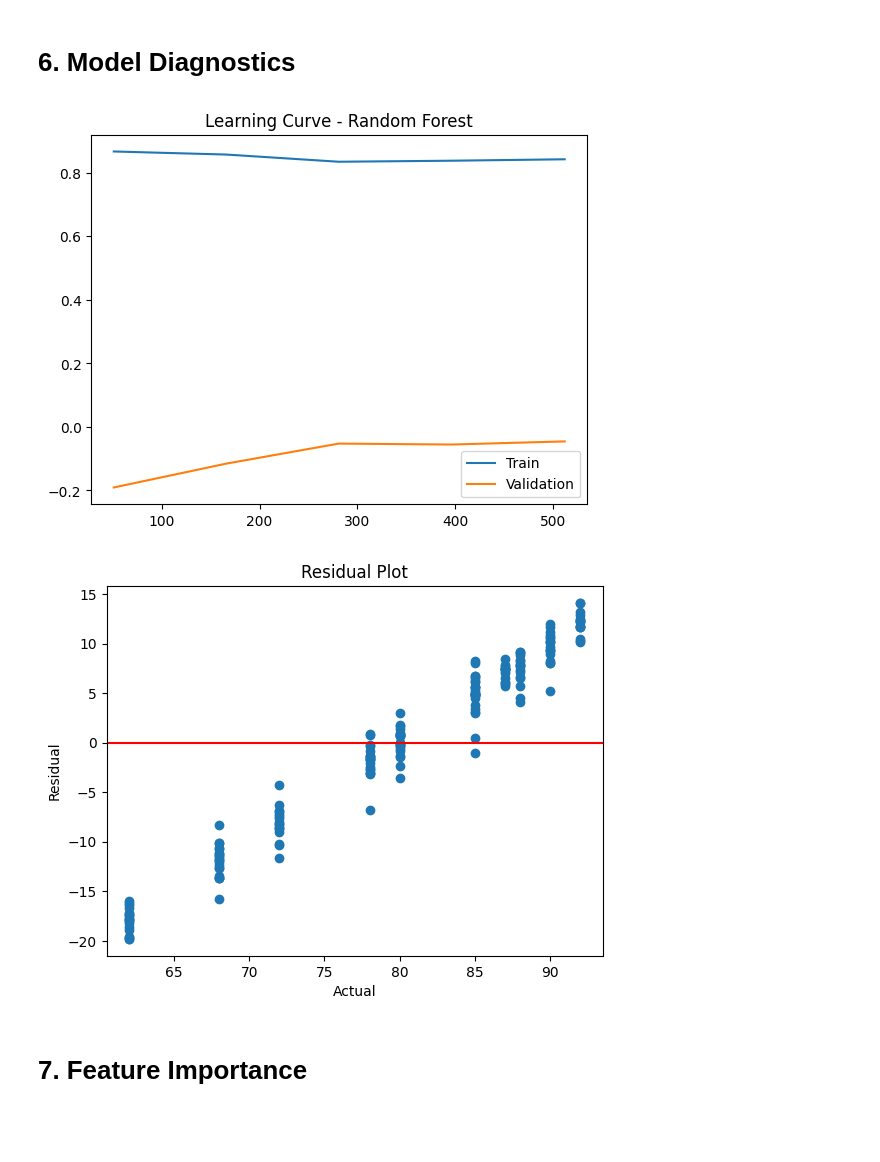
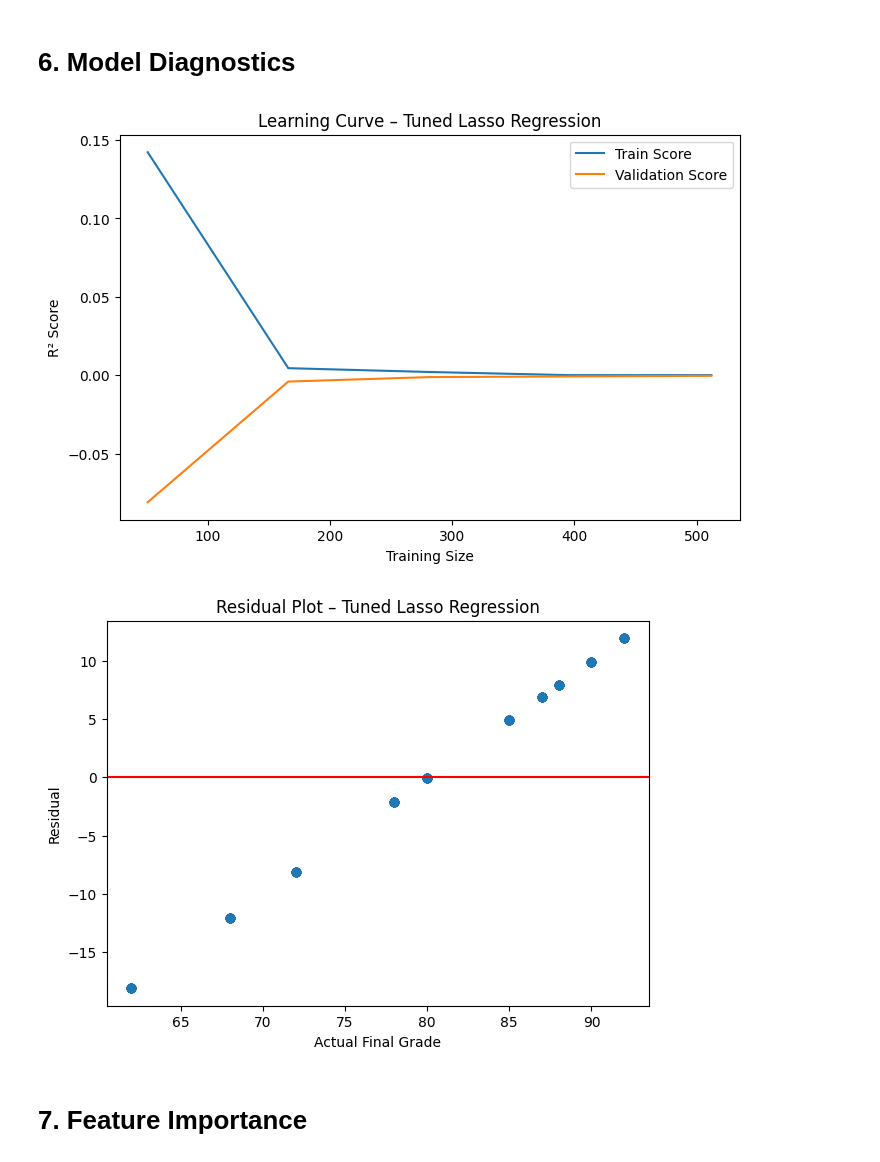
Before and after one commit to hindAlsh/CS345-Project, a Jupyter notebook: notebooks/CS345_project_Updated.ipynb, the cells around one changed output. Saved outputs shown, nothing was run; the diff lists cells and outputs as text; code cells hidden in the pictures; blank space fills up the shorter version.

```diff
--- a/notebooks/CS345_project.ipynb
+++ b/notebooks/CS345_project_Updated.ipynb
@@ -197,7 +197,7 @@ from sklearn.ensemble import RandomForestRegressor
 MLModels_All = {
     "Linear Regression": LinearRegression(),
     "Ridge Regression": Ridge(),
-    "Lasso Regression": Lasso(),
+    "Lasso Regression": Lasso(max_iter=10000),
     "Decision Tree": DecisionTreeRegressor(random_state=42),
     "Random Forest": RandomForestRegressor(random_state=42)
 }
@@ -222,6 +222,15 @@ for n, m in MLModels_All.items():
         "MAE": mean_absolute_error(StudPerfDB_ytest, StudPerfDB_Ypred),
         "R2": r2_score(StudPerfDB_ytest, StudPerfDB_Ypred)
     }
+# BASELINE MODEL
+baseline_pred = nmp.full_like(StudPerfDB_ytest, StudPerfDB_ytrain.mean(), dtype=float)
+
+setAll_ML_Model_List["Baseline (Mean Predictor)"] = {
+    "MSE": mean_squared_error(StudPerfDB_ytest, baseline_pred),
+    "RMSE": nmp.sqrt(mean_squared_error(StudPerfDB_ytest, baseline_pred)),
+    "MAE": mean_absolute_error(StudPerfDB_ytest, baseline_pred),
+    "R2": r2_score(StudPerfDB_ytest, baseline_pred),
+}
 # %% [markdown]
 # **4. Evaluation**
 # %%
@@ -265,33 +281,39 @@ Best Score: -0.008275669875452474
 # %% [markdown]
 # **6. Model Diagnostics**
 # %%
-# Learning Curve
 from sklearn.model_selection import learning_curve
-
-getTrainSize, getTrainScores, getTestScores = learning_curve(
-    RandomForestRegressor(random_state=42),
-    prep_.fit_transform(StudPerfDB_TrainX), StudPerfDB_ytrain,
-    cv=3, scoring='r2'
+#Tuned Lasso Regression
+lassoTrainSizes, lassoTrainScores, lassoTestScores = learning_curve(
+    lassoSearch.best_estimator_["model"],
+    prep_.fit_transform(StudPerfDB_TrainX),
+    StudPerfDB_ytrain,
+    cv=3,
+    scoring='r2'
 )
 
-pyplt_.plot(getTrainSize, getTrainScores.mean(axis=1), label="Train")
-pyplt_.plot(getTrainSize, getTestScores.mean(axis=1), label="Validation")
+pyplt_.figure(figsize=(8,5))
+pyplt_.plot(lassoTrainSizes, lassoTrainScores.mean(axis=1), label="Train Score")
+pyplt_.plot(lassoTrainSizes, lassoTestScores.mean(axis=1), label="Validation Score")
 pyplt_.legend()
-pyplt_.title("Learning Curve - Random Forest")
+pyplt_.title("Learning Curve – Tuned Lasso Regression")
+pyplt_.xlabel("Training Size")
+pyplt_.ylabel("R² Score")
 pyplt_.show()
-# Residual Plot
-getBestModel = RandForestGrid_Search.best_estimator_
-StudPerfDB_Ypred = getBestModel.predict(StudPerfDB_TestX)
 
-pyplt_.scatter(StudPerfDB_ytest, StudPerfDB_ytest - StudPerfDB_Ypred)
+
+bestLasso = lassoSearch.best_estimator_
+lassoPred_ = bestLasso.predict(StudPerfDB_TestX)
+
+pyplt_.figure(figsize=(7,5))
+pyplt_.scatter(StudPerfDB_ytest, StudPerfDB_ytest - lassoPred_)
 pyplt_.axhline(0, color='red')
-pyplt_.xlabel("Actual")
+pyplt_.xlabel("Actual Final Grade")
 pyplt_.ylabel("Residual")
-pyplt_.title("Residual Plot")
+pyplt_.title("Residual Plot – Tuned Lasso Regression")
 pyplt_.show()
 # %% [output]
-[figure, old version]
+[figure, new version]
-[figure, old version]
+[figure, new version]
 # %% [markdown]
 # **7. Feature Importance**
 # %%
```
Also changed, not shown: parts of 5 cells of this notebook.
